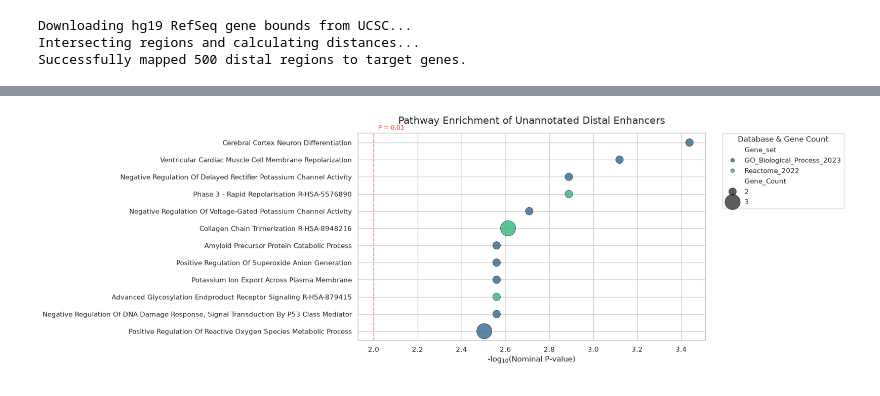
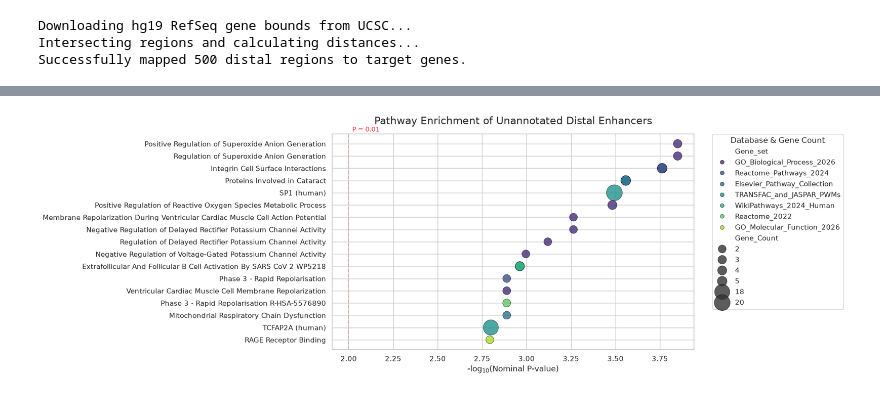
Before and after one commit to perpk/methylation-analysis, a Jupyter notebook: notebooks/DL_approach/peg1_gat_bio_strat.ipynb, the cells around one changed output, grey strips where cells are left out. Saved outputs shown, nothing was run; the diff lists cells and outputs as text; code cells hidden in the pictures.

```diff
--- a/notebooks/DL_approach/peg1_gat_bio_strat.ipynb
+++ b/notebooks/DL_approach/peg1_gat_bio_strat.ipynb
@@ -1034,9 +1034,18 @@ print(f"Filtered down to {len(target_genes)} high-confidence target genes.")
 # 2. Query multiple, highly granular databases
 # gseapy can accept a list of libraries at once
 databases = [
-    'GO_Biological_Process_2023',
+    'GO_Biological_Process_2026',
     'Reactome_2022',
-    'KEGG_2021_Human'
+    'KEGG_2021_Human',
+    'Reactome_Pathways_2024',
+    'GO_Molecular_Function_2026',
+    'TRRUST_Transcription_Factors_2019',
+    'TRANSFAC_and_JASPAR_PWMs',
+    'ENCODE_TF_ChIP-seq_2015',
+    'WikiPathways_2024_Human',
+    'SynGO_2024',
+    'WikiPathways_2024_Human',
+    'Elsevier_Pathway_Collection'
 ]
 
 print(f"Running Enrichment against: {databases}...")
@@ -1135,15 +1134,13 @@ def plot_nominal_pathways(nominally_sig_df, top_n=12):
     plt.axvline(x=2.0, color='red', linestyle='--', alpha=0.5, zorder=0)
     plt.text(2.02, plt.gca().get_ylim()[1]-0.2, 'P = 0.01', color='red', alpha=0.8, fontsize=10)
 
-    # Clean up layout and display
-    plt.tight_layout()
-
     # Optional: Save for your thesis/poster
     # plt.savefig("/workspace/results/nominal_enhancer_dotplot.pdf", format="pdf", bbox_inches="tight")
 
     plt.show()
 # %%
-
-plot_nominal_pathways(nominally_sig)
+all_sig = pd.concat([fdr_sig, nominally_sig], ignore_index=True)
+plot_nominal_pathways(all_sig, top_n=20)
+# plot_nominal_pathways(nominally_sig, top_n=20)
 # %% [output]
-[figure, old version]
+[figure, new version]
```
Also changed, not shown: parts of 11 cells of this notebook, 2 other files.
